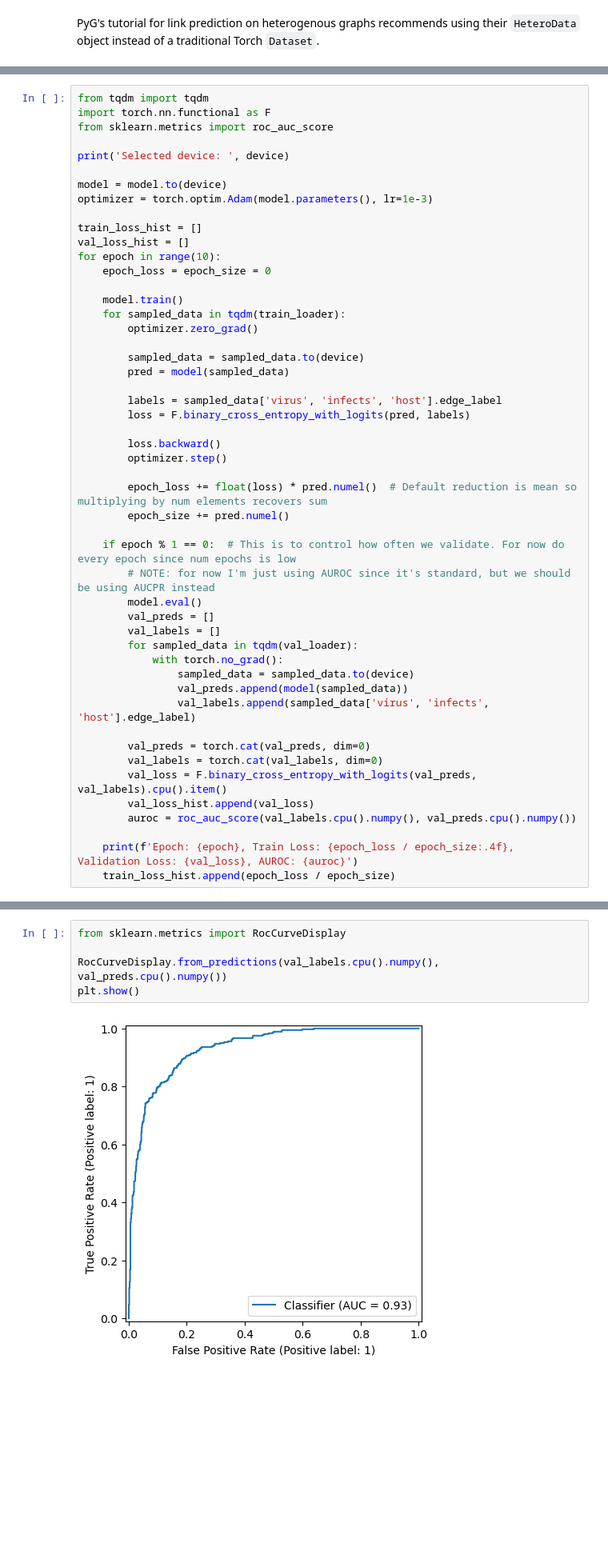
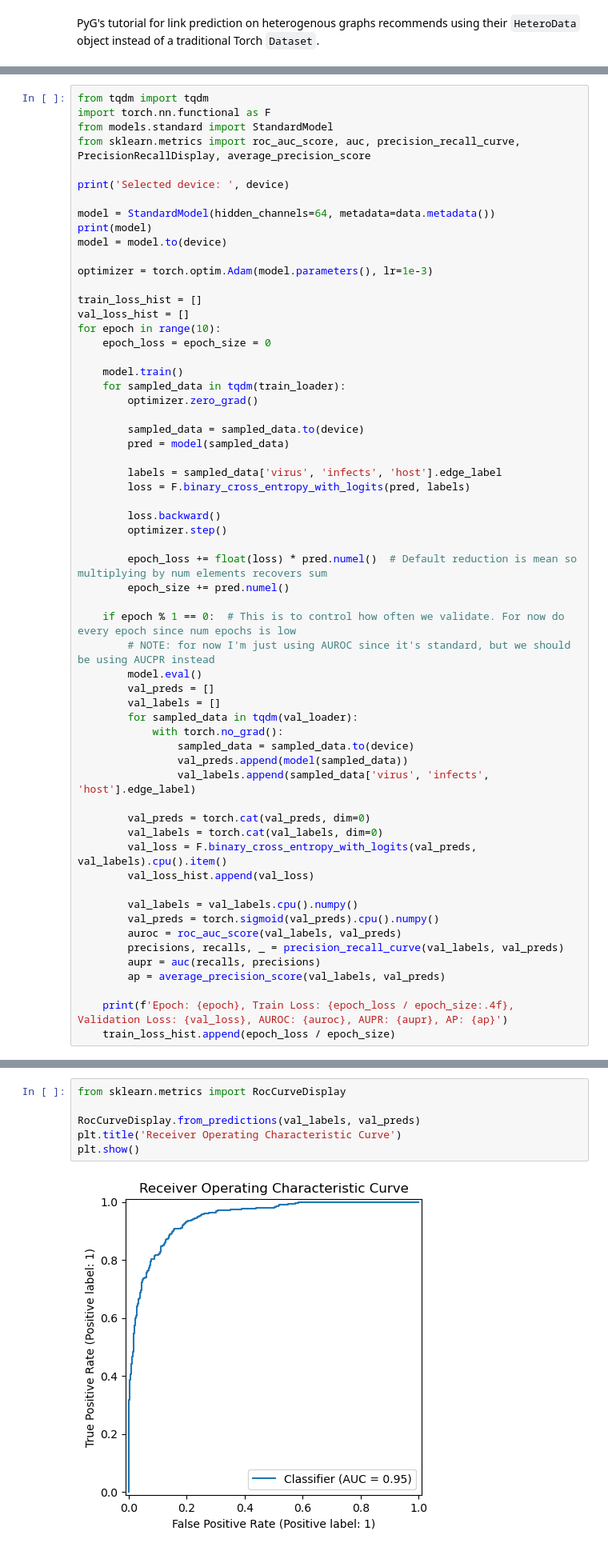
Before and after one commit to gdriskill/zoonotic-diseases, a Jupyter notebook: scripts/gnn/train_eval_avian-dfencoder.ipynb, the cells around one changed output, grey strips where cells are left out. Shown at 80% size. Cells and saved outputs as stored; diff of their text form; blank space fills up the shorter version.

Commit message:
updated avian gnn with PCR curves

```diff
--- a/scripts/gnn/train_eval_avian-dfencoder.ipynb
+++ b/scripts/gnn/train_eval_avian-dfencoder.ipynb
@@ -366,11 +342,15 @@ StandardModel(
 # %%
 from tqdm import tqdm
 import torch.nn.functional as F
-from sklearn.metrics import roc_auc_score
+from models.standard import StandardModel
+from sklearn.metrics import roc_auc_score, auc, precision_recall_curve, PrecisionRecallDisplay, average_precision_score
 
 print('Selected device: ', device)
 
+model = StandardModel(hidden_channels=64, metadata=data.metadata())
+print(model)
 model = model.to(device)
+
 optimizer = torch.optim.Adam(model.parameters(), lr=1e-3)
 
 train_loss_hist = []
@@ -409,9 +389,15 @@ for epoch in range(10):
         val_labels = torch.cat(val_labels, dim=0)
         val_loss = F.binary_cross_entropy_with_logits(val_preds, val_labels).cpu().item()
         val_loss_hist.append(val_loss)
-        auroc = roc_auc_score(val_labels.cpu().numpy(), val_preds.cpu().numpy())
 
-    print(f'Epoch: {epoch}, Train Loss: {epoch_loss / epoch_size:.4f}, Validation Loss: {val_loss}, AUROC: {auroc}')
+        val_labels = val_labels.cpu().numpy()
+        val_preds = torch.sigmoid(val_preds).cpu().numpy()
+        auroc = roc_auc_score(val_labels, val_preds)
+        precisions, recalls, _ = precision_recall_curve(val_labels, val_preds)
+        aupr = auc(recalls, precisions)
+        ap = average_precision_score(val_labels, val_preds)
+
+    print(f'Epoch: {epoch}, Train Loss: {epoch_loss / epoch_size:.4f}, Validation Loss: {val_loss}, AUROC: {auroc}, AUPR: {aupr}, AP: {ap}')
     train_loss_hist.append(epoch_loss / epoch_size)
 # %% [output]
 Selected device:  cpu
@@ -442,7 +444,8 @@ plt.show()
 # %%
 from sklearn.metrics import RocCurveDisplay
 
-RocCurveDisplay.from_predictions(val_labels.cpu().numpy(), val_preds.cpu().numpy())
+RocCurveDisplay.from_predictions(val_labels, val_preds)
+plt.title('Receiver Operating Characteristic Curve')
 plt.show()
 # %% [output]
-[figure, old version]
+[figure, new version]
```
Also changed, not shown: parts of 8 cells of this notebook.
